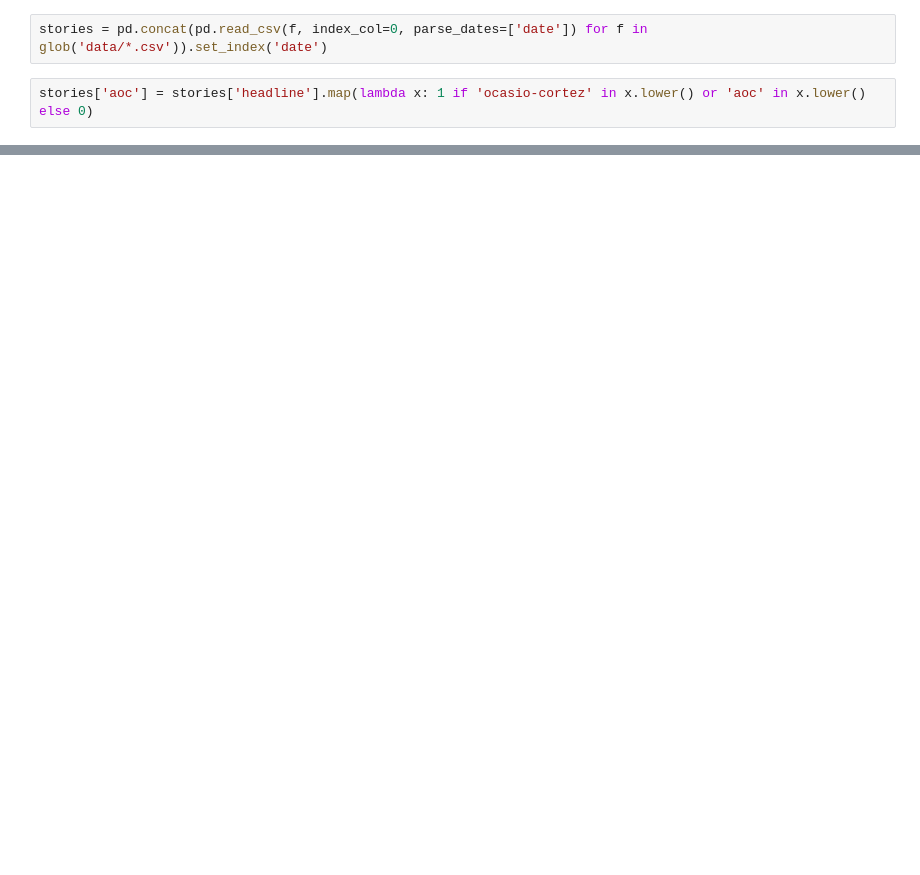
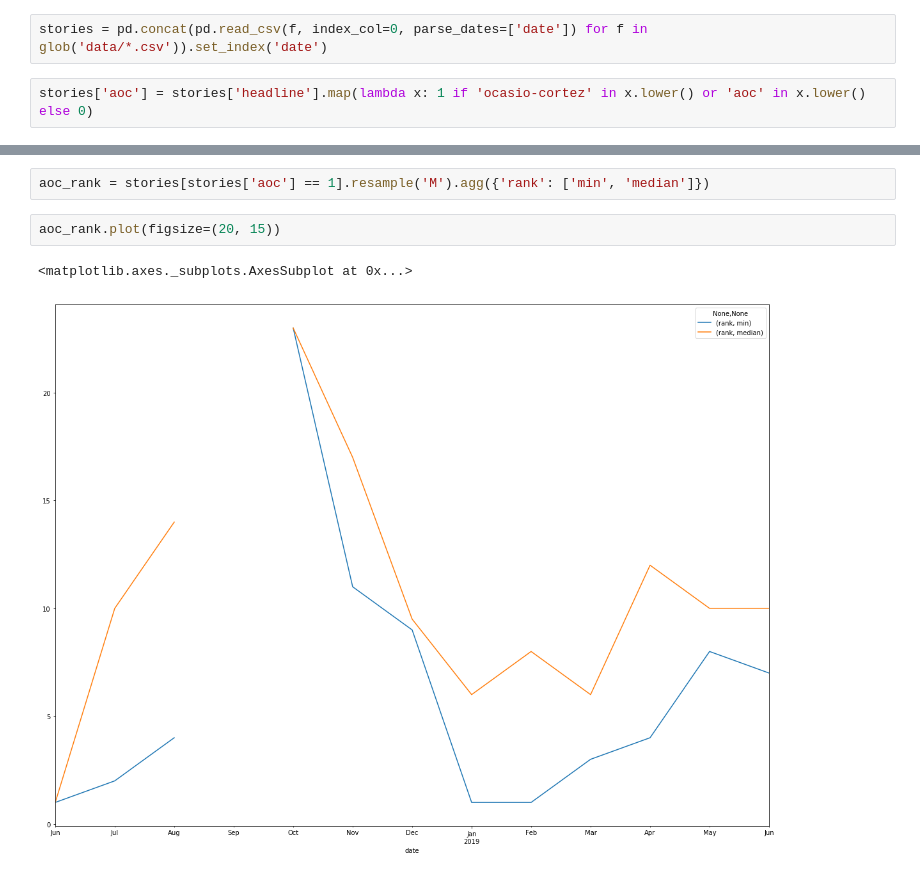
Before and after one commit to jboynyc/aoc_headlines, a Jupyter notebook: AOC_headlines.ipynb, the cells around one changed output, grey strips where cells are left out. Drawn from its saved outputs; the diff is of its cells as text; blank space fills up the shorter version.

```diff
--- a/AOC_headlines.ipynb
+++ b/AOC_headlines.ipynb
@@ -73,0 +46,7 @@ plt.figure(figsize=(12,8))
+# %%
+aoc_rank = stories[stories['aoc'] == 1].resample('M').agg({'rank': ['min', 'median']})
+# %%
+aoc_rank.plot(figsize=(20, 15))
+# %% [output]
+<matplotlib.axes._subplots.AxesSubplot at 0x...>
+[figure, added]
```
Also changed, not shown: parts of 11 cells of this notebook, 1 other file.
